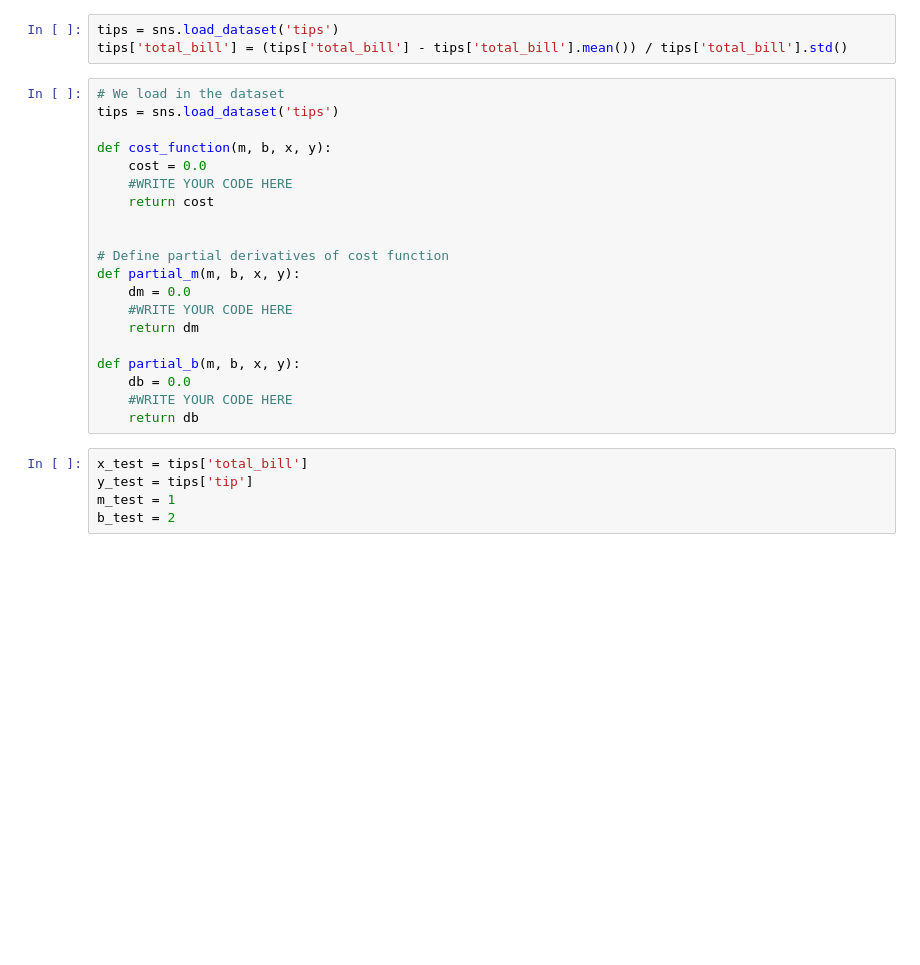
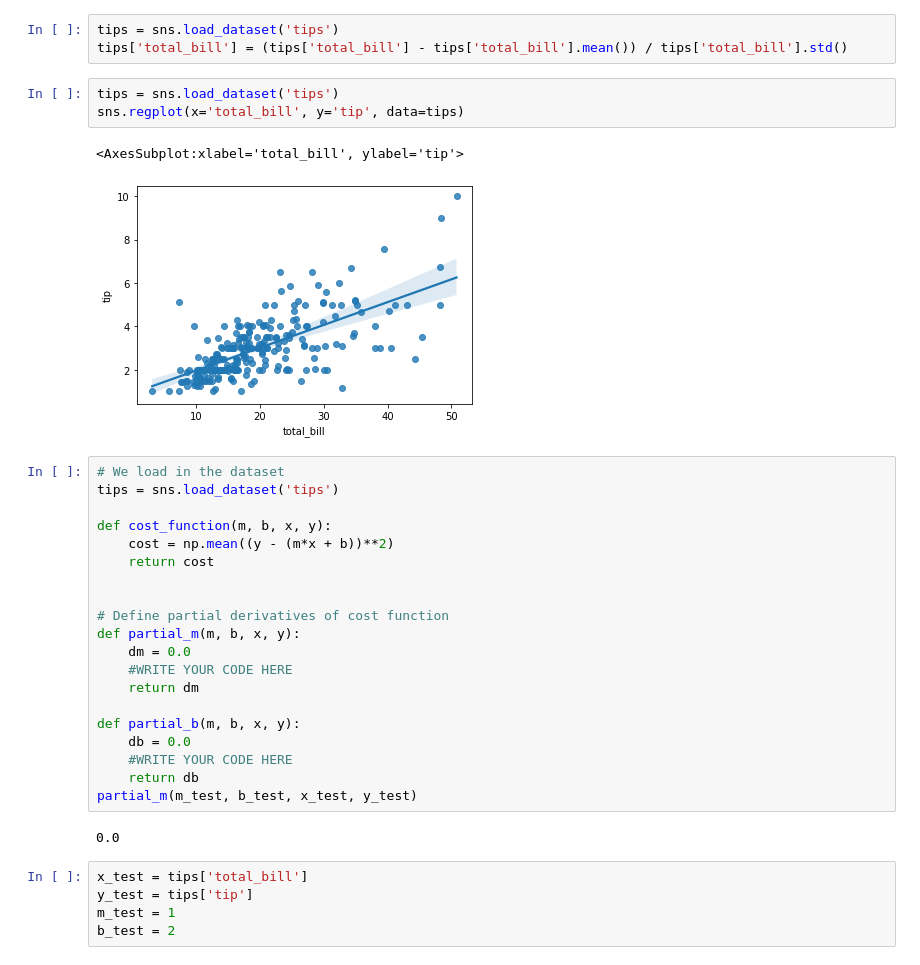
Before and after one commit to basten-leeftink/Toegepaste-Machene-Learning-Basten, a Jupyter notebook: Week5/AssignmentWeek5.ipynb, the cells around one changed output. Saved outputs shown, nothing was run; the diff lists cells and outputs as text; blank space fills up the shorter version.

```diff
--- a/Week5/AssignmentWeek5.ipynb
+++ b/Week5/AssignmentWeek5.ipynb
@@ -183,13 +229,18 @@ HINT: in the previous exercise we used `x` and `y` as variables, but in this exe
 # %%
 tips = sns.load_dataset('tips')
 tips['total_bill'] = (tips['total_bill'] - tips['total_bill'].mean()) / tips['total_bill'].std()
+# %%
+tips = sns.load_dataset('tips')
+sns.regplot(x='total_bill', y='tip', data=tips)
+# %% [output]
+<AxesSubplot:xlabel='total_bill', ylabel='tip'>
+[figure, added]
 # %%
 # We load in the dataset
 tips = sns.load_dataset('tips')
 
 def cost_function(m, b, x, y):
-    cost = 0.0
-    #WRITE YOUR CODE HERE
+    cost = np.mean((y - (m*x + b))**2)
     return cost
 
 
@@ -203,6 +254,9 @@ def partial_b(m, b, x, y):
     db = 0.0
     #WRITE YOUR CODE HERE
     return db
+partial_m(m_test, b_test, x_test, y_test)
+# %% [output]
+0.0
 # %%
 x_test = tips['total_bill']
 y_test = tips['tip']
```
Also changed, not shown: parts of 6 cells of this notebook.
